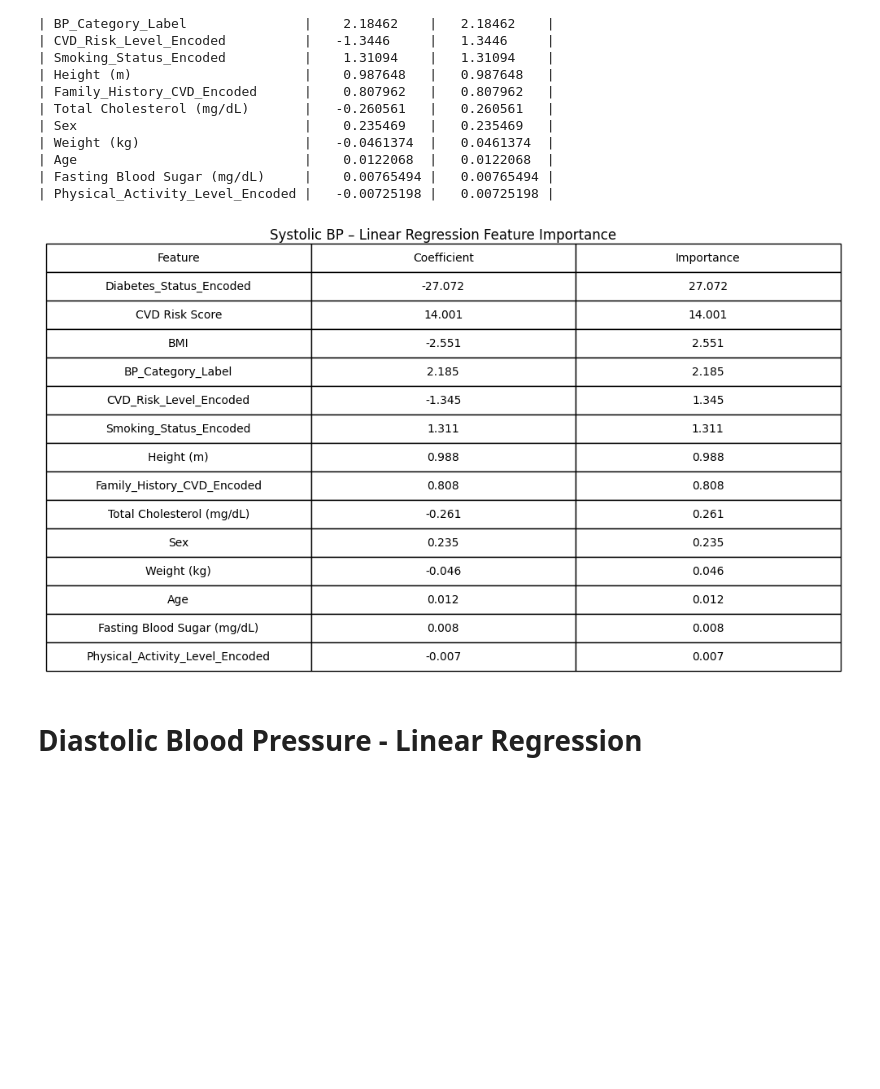
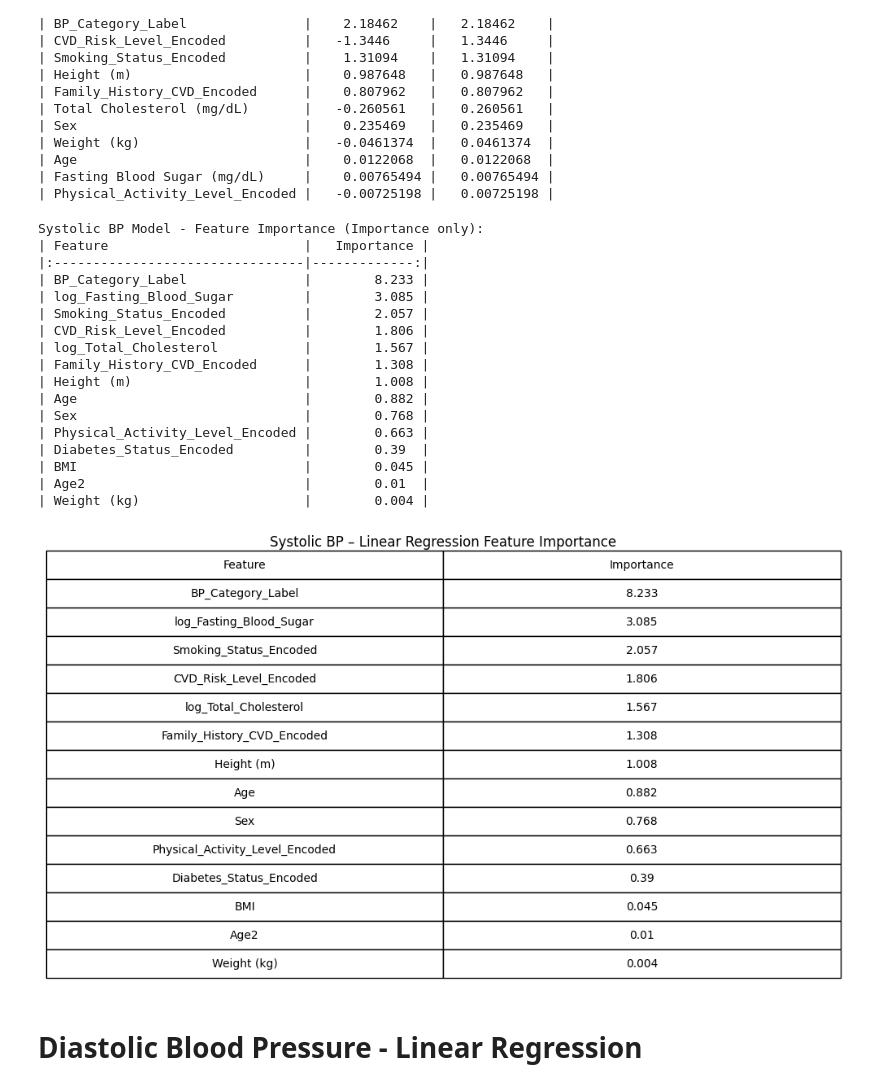
Before and after one commit to DS3001-Group-P/Final-Project, a Jupyter notebook: final_results.ipynb, the cells around one changed output. Drawn from its saved outputs; the diff is of its cells as text; code cells hidden in the pictures; blank space fills up the shorter version.

```diff
--- a/final_results.ipynb
+++ b/final_results.ipynb
@@ -701,29 +706,55 @@ Systolic BP Model - Feature Importance:
 | Fasting Blood Sugar (mg/dL)     |    0.00765494 |   0.00765494 |
 | Physical_Activity_Level_Encoded |   -0.00725198 |   0.00725198 |
 # %%
-# Systolic feature importance table
+# Recompute feature importance table with ONLY Importance
+coefficients_sys = reg_sys.coef_
+features_sys = X_train_sys.columns
 
+fi_df_sys = pd.DataFrame({
+    'Feature': features_sys,
+    'Importance': np.abs(coefficients_sys)
+}).sort_values('Importance', ascending=False)
+
+print("Systolic BP Model - Feature Importance (Importance only):")
+print(fi_df_sys.round(3).to_markdown(index=False))
+
+# Systolic feature importance table (Importance only)
 fig, ax = plt.subplots(figsize=(6, 3))
 ax.axis('off')
 
 table = ax.table(
     cellText=fi_df_sys.round(3).values,
     colLabels=fi_df_sys.columns,
     cellLoc='center',
     loc='center'
 )
 
-# Dimensions
 table.auto_set_font_size(False)
 table.set_fontsize(10)
 table.scale(2.1, 2.1)
 
-# plot
 plt.title("Systolic BP – Linear Regression Feature Importance", pad=110, fontsize=12)
 plt.tight_layout()
 plt.show()
 # %% [output]
+Systolic BP Model - Feature Importance (Importance only):
+| Feature                         |   Importance |
+|:--------------------------------|-------------:|
+| BP_Category_Label               |        8.233 |
+| log_Fasting_Blood_Sugar         |        3.085 |
+| Smoking_Status_Encoded          |        2.057 |
+| CVD_Risk_Level_Encoded          |        1.806 |
+| log_Total_Cholesterol           |        1.567 |
+| Family_History_CVD_Encoded      |        1.308 |
+| Height (m)                      |        1.008 |
+| Age                             |        0.882 |
+| Sex                             |        0.768 |
+| Physical_Activity_Level_Encoded |        0.663 |
+| Diabetes_Status_Encoded         |        0.39  |
+| BMI                             |        0.045 |
+| Age2                            |        0.01  |
+| Weight (kg)                     |        0.004 |
-[figure, old version]
+[figure, new version]
 # %% [markdown]
 # Diastolic Blood Pressure - Linear Regression
 # %%
```
Also changed, not shown: parts of 2 cells of this notebook.
